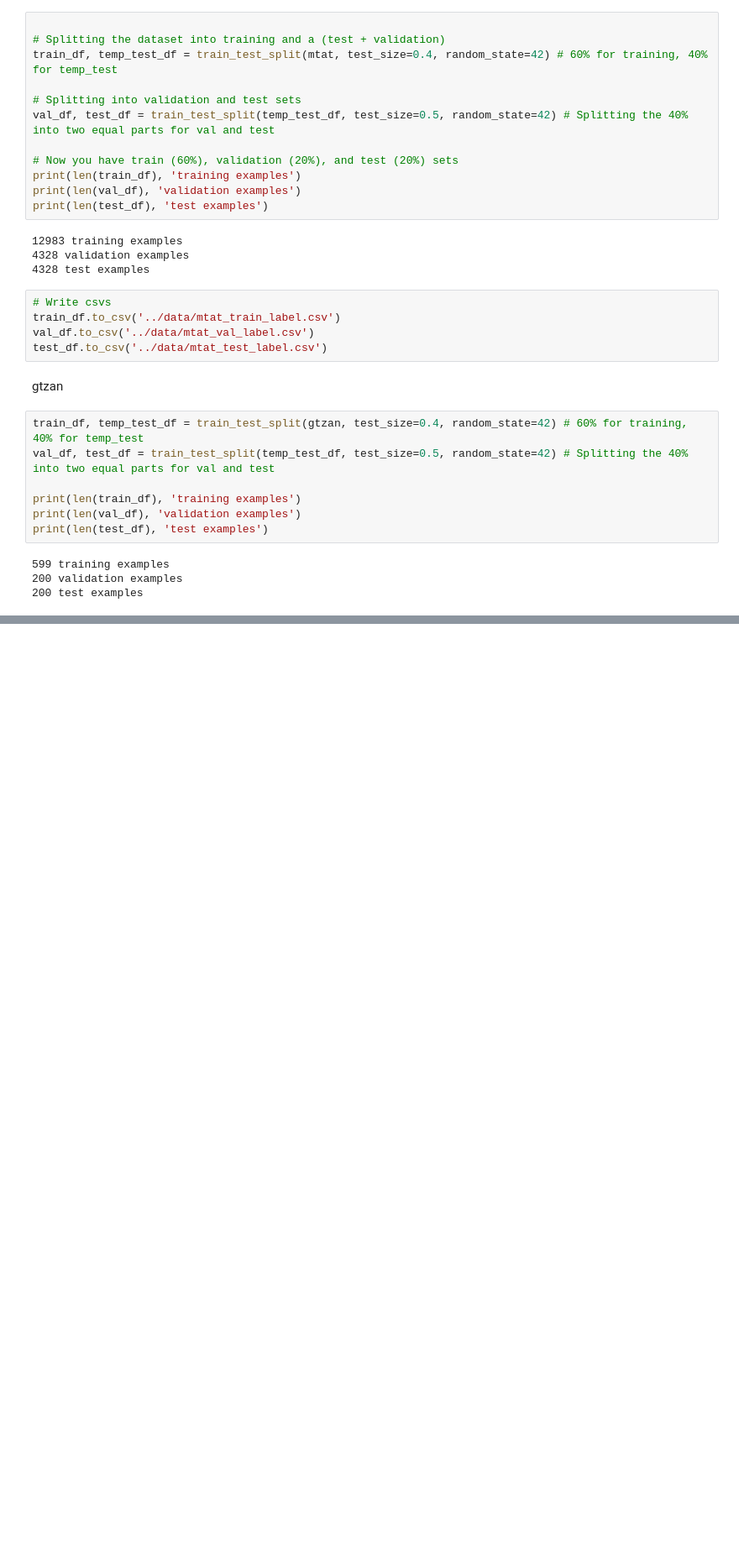
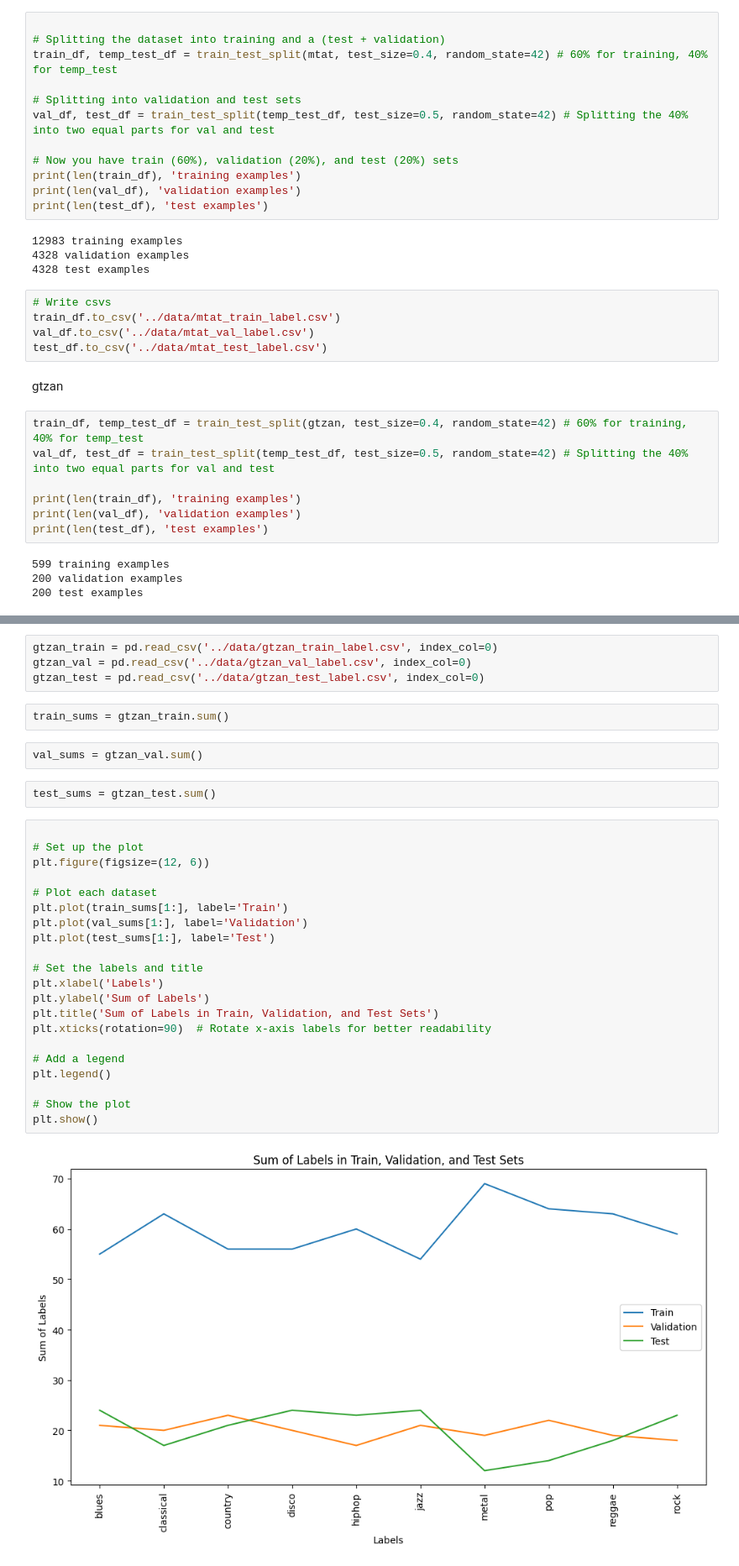
Before and after one commit to syeon0928/tagging-music-sequences, a Jupyter notebook: notebooks/preprocess_eda.ipynb, the cells around one changed output, grey strips where cells are left out. Shown at 84% size. Saved outputs shown, nothing was run; the diff lists cells and outputs as text; blank space fills up the shorter version.

```diff
--- a/notebooks/preprocess_eda.ipynb
+++ b/notebooks/preprocess_eda.ipynb
@@ -783,0 +819,33 @@ test_df.to_csv('../data/gtzan_test_label.csv')
+# %%
+gtzan_train = pd.read_csv('../data/gtzan_train_label.csv', index_col=0)
+gtzan_val = pd.read_csv('../data/gtzan_val_label.csv', index_col=0)
+gtzan_test = pd.read_csv('../data/gtzan_test_label.csv', index_col=0)
+# %%
+train_sums = gtzan_train.sum()
+# %%
+val_sums = gtzan_val.sum()
+# %%
+test_sums = gtzan_test.sum()
+# %%
+
+# Set up the plot
+plt.figure(figsize=(12, 6))
+
+# Plot each dataset
+plt.plot(train_sums[1:], label='Train')
+plt.plot(val_sums[1:], label='Validation')
+plt.plot(test_sums[1:], label='Test')
+
+# Set the labels and title
+plt.xlabel('Labels')
+plt.ylabel('Sum of Labels')
+plt.title('Sum of Labels in Train, Validation, and Test Sets')
+plt.xticks(rotation=90)  # Rotate x-axis labels for better readability
+
+# Add a legend
+plt.legend()
+
+# Show the plot
+plt.show()
+# %% [output]
+[figure, added]
```
Also changed, not shown: parts of 8 cells of this notebook, 3 other files.
